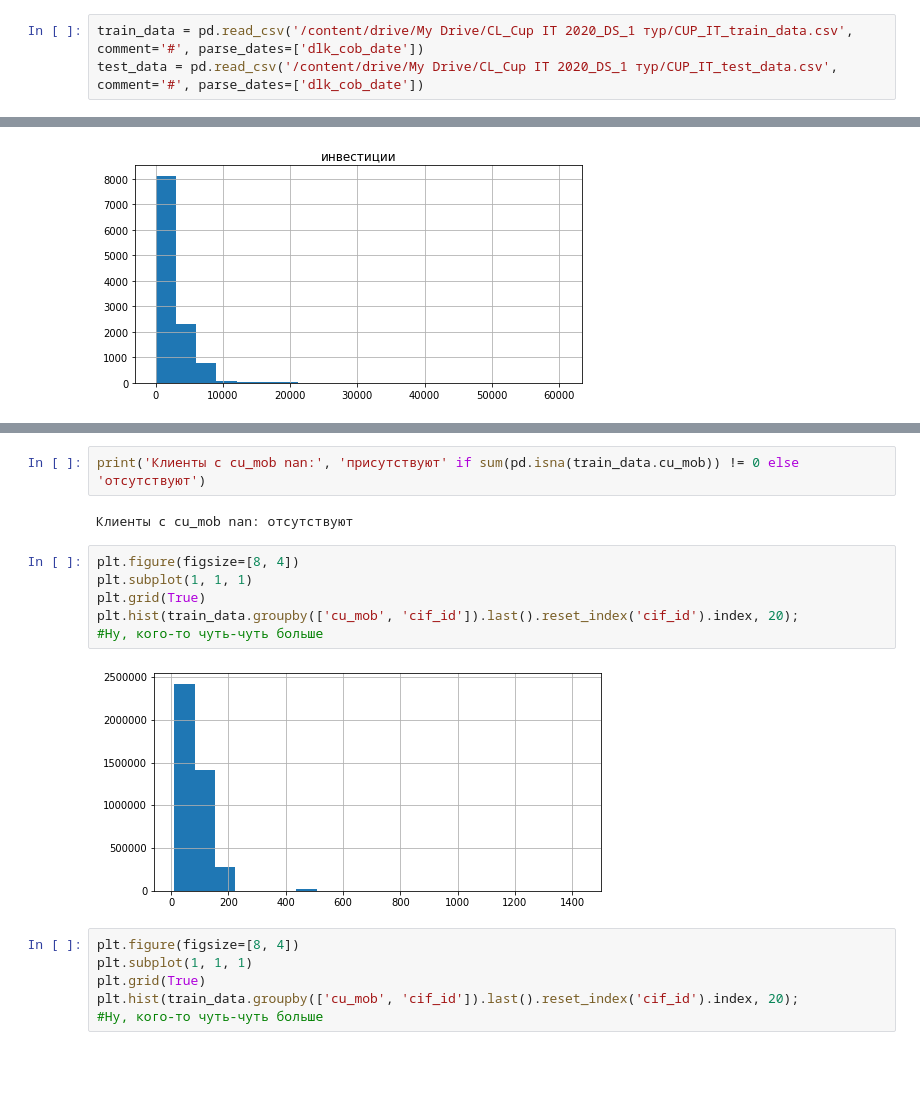
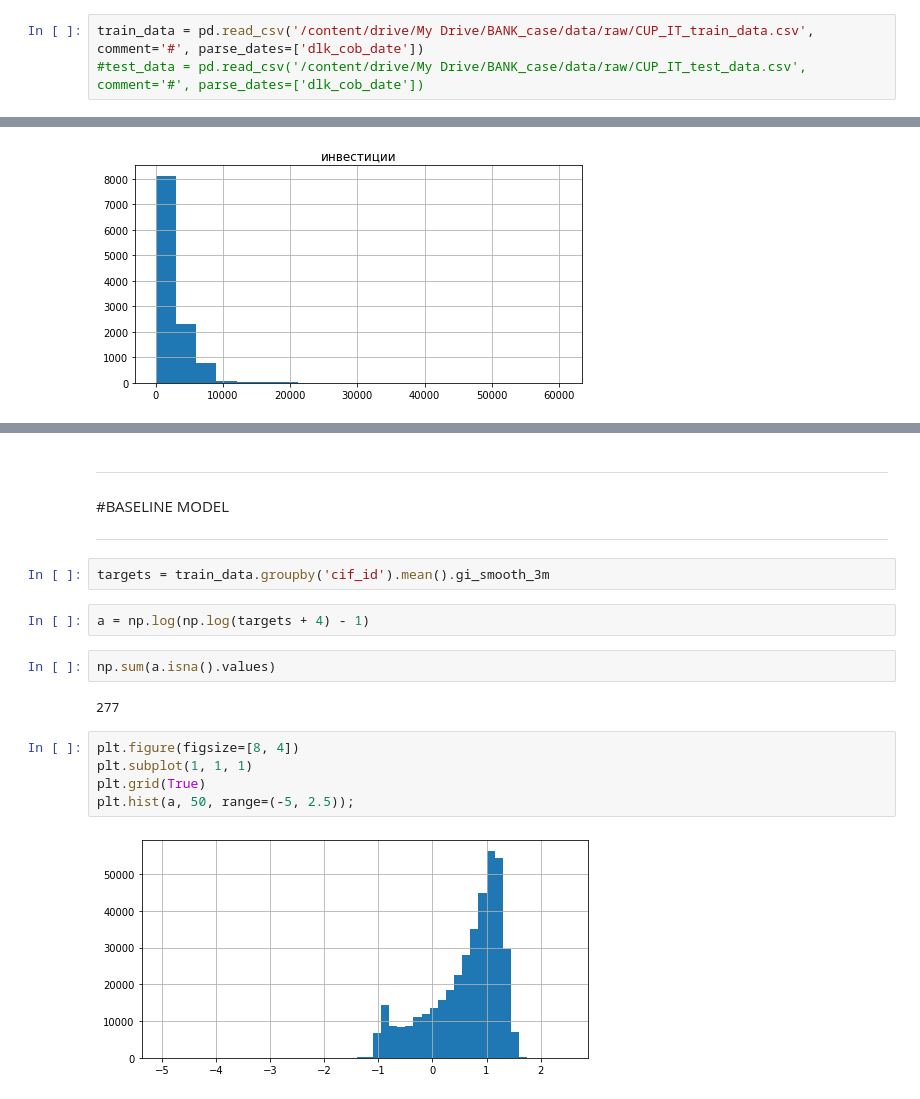
Before and after one commit to GrinderTeam/raiffeisen_challenge, a Jupyter notebook: notebooks/kiram4chik_EDA_14_03.ipynb, the cells around one changed output, grey strips where cells are left out. Saved outputs shown, nothing was run; the diff lists cells and outputs as text; blank space fills up the shorter version.

```diff
--- a/notebooks/kiram4chik_EDA_14_03.ipynb
+++ b/notebooks/kiram4chik_EDA_14_03.ipynb
@@ -18,5 +9,5 @@ Mounted at /content/drive
 # %%
-train_data = pd.read_csv('/content/drive/My Drive/CL_Cup IT 2020_DS_1 тур/CUP_IT_train_data.csv',  comment='#', parse_dates=['dlk_cob_date'])
-test_data = pd.read_csv('/content/drive/My Drive/CL_Cup IT 2020_DS_1 тур/CUP_IT_test_data.csv',  comment='#', parse_dates=['dlk_cob_date'])
+train_data = pd.read_csv('/content/drive/My Drive/BANK_case/data/raw/CUP_IT_train_data.csv',  comment='#', parse_dates=['dlk_cob_date'])
+#test_data = pd.read_csv('/content/drive/My Drive/BANK_case/data/raw/CUP_IT_test_data.csv',  comment='#', parse_dates=['dlk_cob_date'])
 # %%
 num_train_clients = len(set(train_data.cif_id))
@@ -381,18 +363,23 @@ for balance, desc in zip(['cc_balance', 'cl_balance', 'ml_balance', 'pl_balance'
-# %%
-print('Клиенты с cu_mob nan:', 'присутствуют' if sum(pd.isna(train_data.cu_mob)) != 0 else 'отсутствуют')
-# %% [output]
-Клиенты с cu_mob nan: отсутствуют
+# %% [markdown]
+
+
+---
+
+#BASELINE MODEL
+
+---
+# %%
+targets = train_data.groupby('cif_id').mean().gi_smooth_3m
+# %%
+a = np.log(np.log(targets + 4) - 1)
+# %%
+np.sum(a.isna().values)
+# %% [output]
+277
 # %%
 plt.figure(figsize=[8, 4])
 plt.subplot(1, 1, 1)
 plt.grid(True)
-plt.hist(train_data.groupby(['cu_mob', 'cif_id']).last().reset_index('cif_id').index, 20);
-#Ну, кого-то чуть-чуть больше
+plt.hist(a, 50, range=(-5, 2.5));
 # %% [output]
-[figure, old version]
+[figure, new version]
-# %%
-plt.figure(figsize=[8, 4])
-plt.subplot(1, 1, 1)
-plt.grid(True)
-plt.hist(train_data.groupby(['cu_mob', 'cif_id']).last().reset_index('cif_id').index, 20);
-#Ну, кого-то чуть-чуть больше
```
Also changed, not shown: parts of 10 cells of this notebook.
